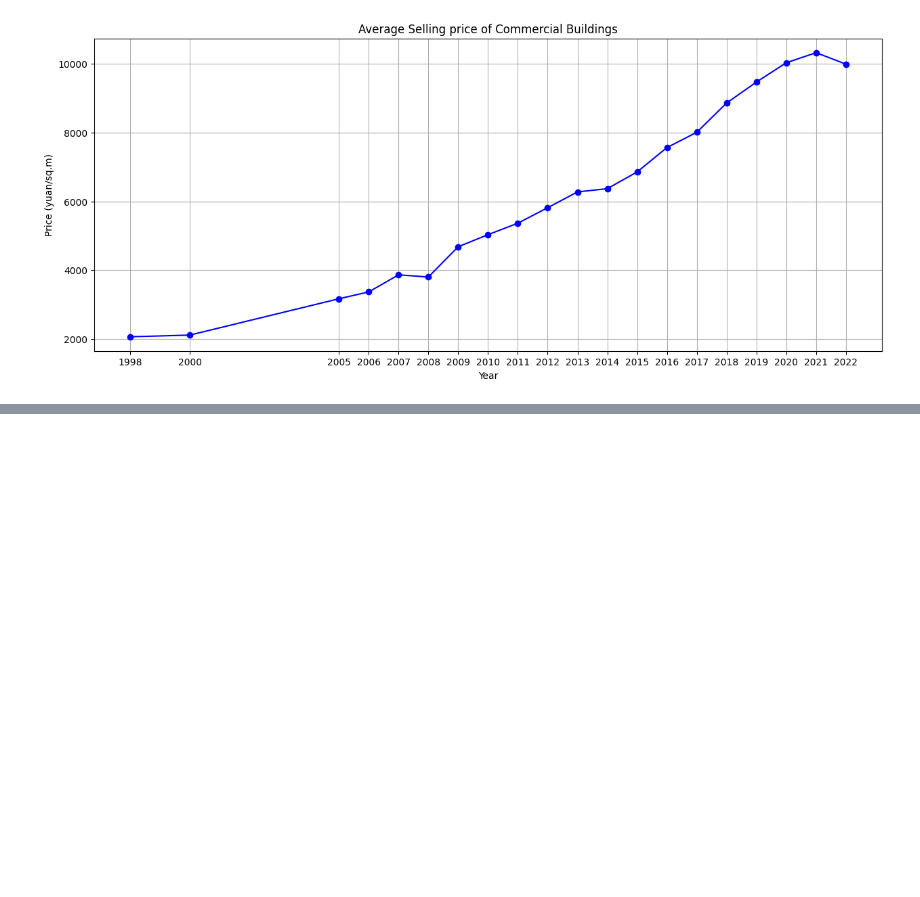
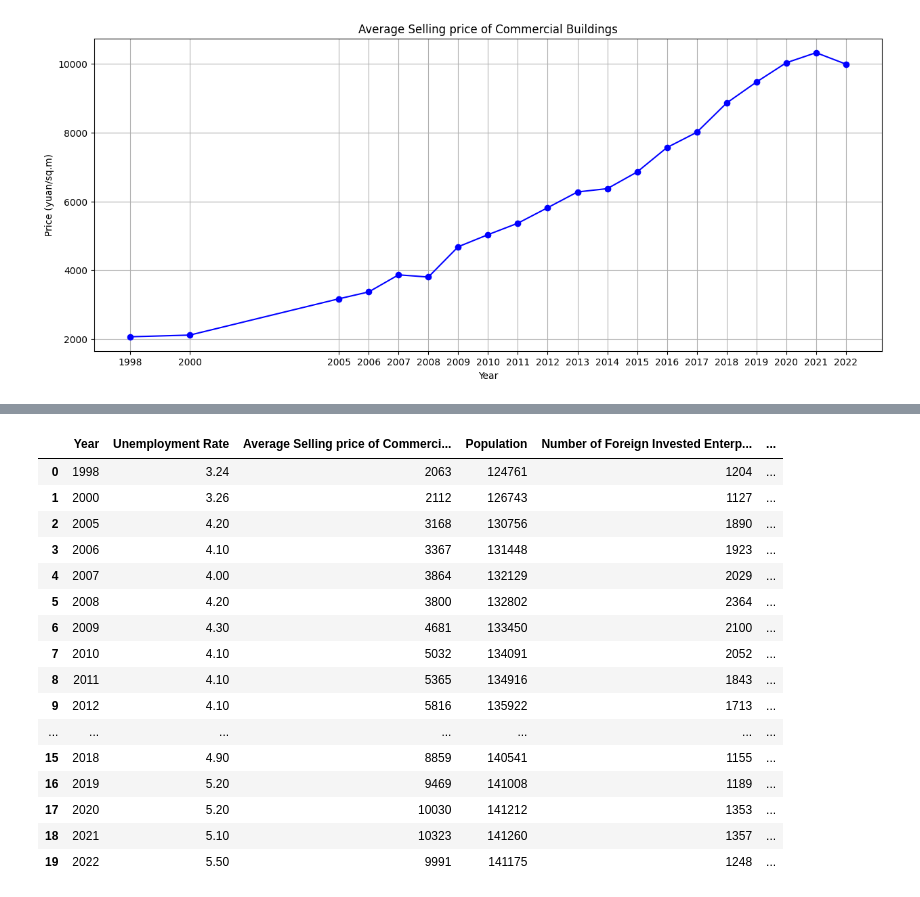
Before and after one commit to trananh91/China-Real-Estate-Analysis, a Jupyter notebook: Scripts/Real estate/Real_estate.ipynb, the cells around one changed output, grey strips where cells are left out. Cells and saved outputs as stored; diff of their text form; code cells hidden in the pictures; blank space fills up the shorter version.

```diff
--- a/Scripts/Real estate/Real_estate.ipynb
+++ b/Scripts/Real estate/Real_estate.ipynb
@@ -1439,0 +1270,2 @@ plot_line_chart(df, "..\..\Saved figures\Real estate\House_price.png")
+# %%
+df['Number of Foreign Invested Enterprises'] = df_e19_02_crr['Number of Foreign Invested Enterprises']
@@ -1439,0 +1292,38 @@ plot_line_chart(df, "..\..\Saved figures\Real estate\House_price.png")
+# %%
+file_path = '..\..\Data\Preprocessed\preprocessed_txt\Real_estate\E19_08.txt'
+
+years = []
+construction_list = []
+completed_list = []
+rate_list = []
+
+# Open and read the file
+with open(file_path, 'r') as file:
+    for line in file:
+        # Clean and split the line into parts using regex to handle different separators
+        parts = re.split(r'\s+|[-]', line.strip())
+        if len(parts) == 4:
+            try:
+                # Convert the parts to integers and append to the lists
+                year = int(parts[0])
+                construction = float(parts[1])
+                completed = float(parts[2])
+                rate = float(parts[3])
+
+                years.append(year)
+                construction_list.append(construction)
+                completed_list.append(completed)
+                rate_list.append(rate)
+
+            except ValueError:
+                # Handle the case where conversion fails
+                print(f"Skipping line due to conversion error: {line.strip()}")
+
+data = {'Year': years,
+        'Floor Space of Buildings under Construction': construction_list,
+        'Floor Space of Buildings completed': completed_list,
+        'Rate of Floor Space of Buildings completed': rate_list}
+
+df_e19_08 = pd.DataFrame(data)
+
+df_e19_08
@@ -1439,0 +1350,20 @@ plot_line_chart(df, "..\..\Saved figures\Real estate\House_price.png")
+# %%
+df
+# %% [output]
+|  | Year | Unemployment Rate | Average Selling price of Commerci... | Population | Number of Foreign Invested Enterp... | ... |
+| 0 | 1998 | 3.24 | 2063 | 124761 | 1204 | ... |
+| 1 | 2000 | 3.26 | 2112 | 126743 | 1127 | ... |
+| 2 | 2005 | 4.20 | 3168 | 130756 | 1890 | ... |
+| 3 | 2006 | 4.10 | 3367 | 131448 | 1923 | ... |
+| 4 | 2007 | 4.00 | 3864 | 132129 | 2029 | ... |
+| 5 | 2008 | 4.20 | 3800 | 132802 | 2364 | ... |
+| 6 | 2009 | 4.30 | 4681 | 133450 | 2100 | ... |
+| 7 | 2010 | 4.10 | 5032 | 134091 | 2052 | ... |
+| 8 | 2011 | 4.10 | 5365 | 134916 | 1843 | ... |
+| 9 | 2012 | 4.10 | 5816 | 135922 | 1713 | ... |
+| ... | ... | ... | ... | ... | ... | ... |
+| 15 | 2018 | 4.90 | 8859 | 140541 | 1155 | ... |
+| 16 | 2019 | 5.20 | 9469 | 141008 | 1189 | ... |
+| 17 | 2020 | 5.20 | 10030 | 141212 | 1353 | ... |
+| 18 | 2021 | 5.10 | 10323 | 141260 | 1357 | ... |
+| 19 | 2022 | 5.50 | 9991 | 141175 | 1248 | ... |
```
Also changed, not shown: parts of 97 cells of this notebook.
